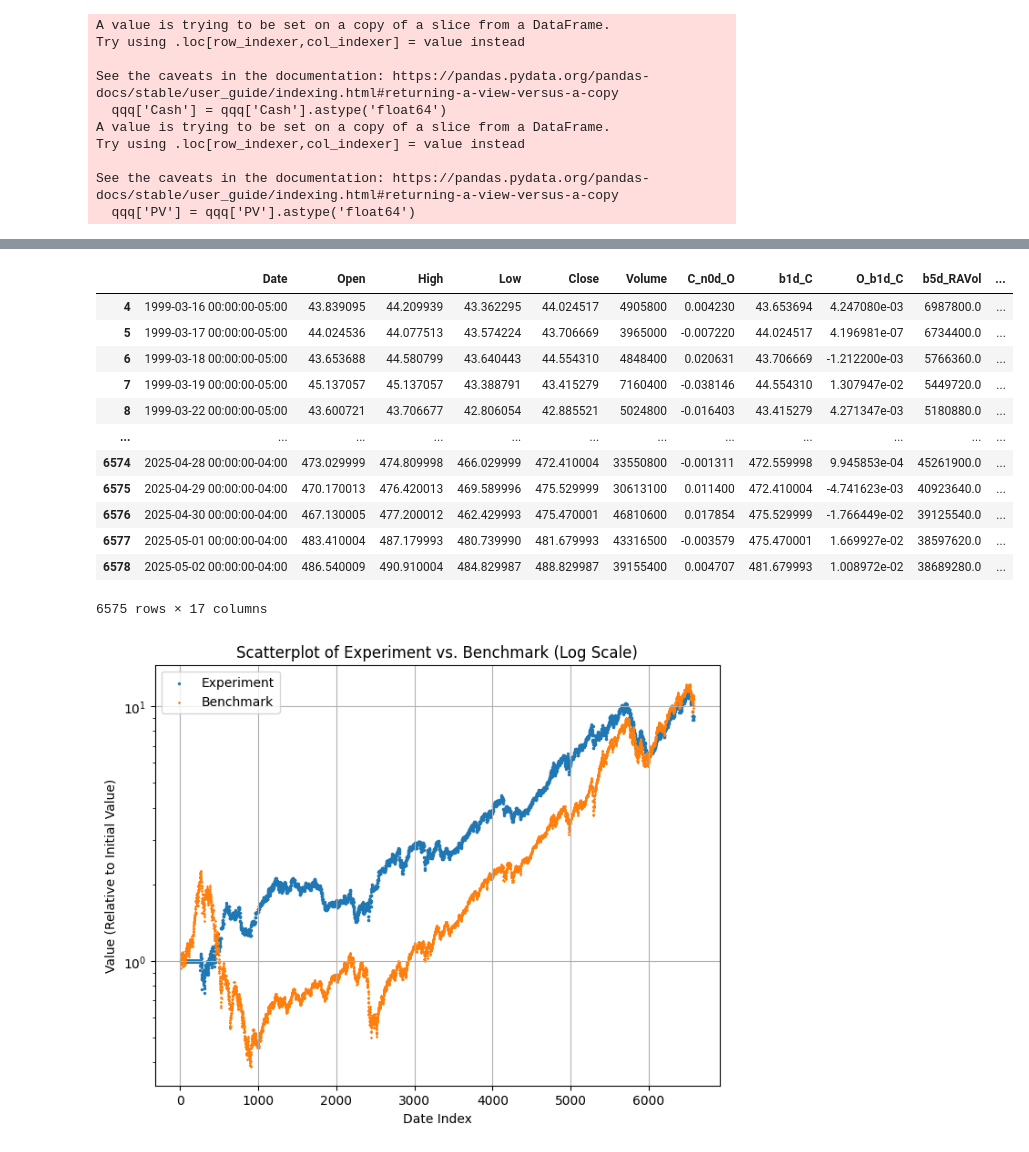
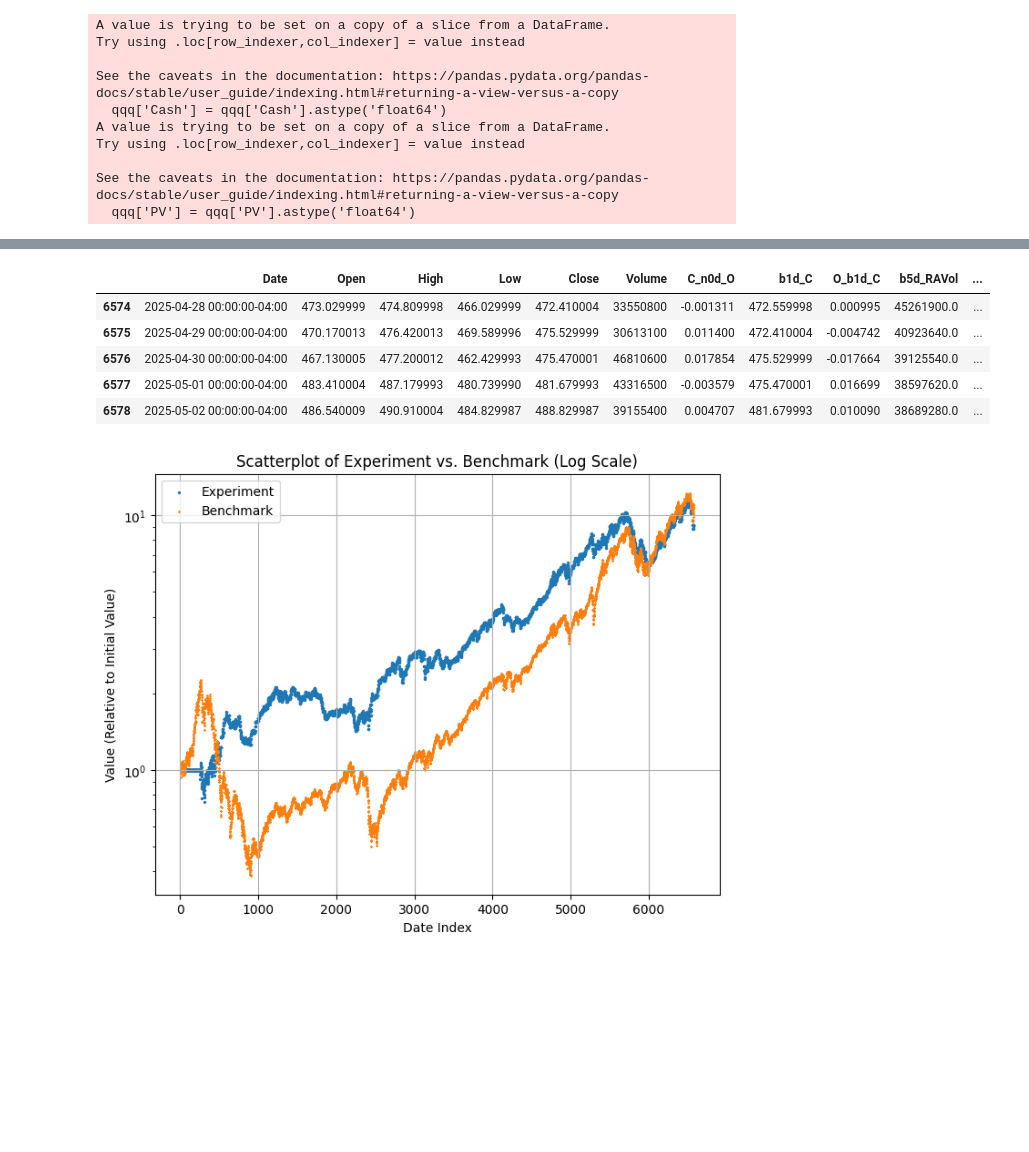
Before and after one commit to fengfrankgthb/BUS-41204, a Jupyter notebook: QQQ/QQQ_Paired_Strategy1.ipynb, the cells around one changed output, grey strips where cells are left out. Saved outputs shown, nothing was run; the diff lists cells and outputs as text; code cells hidden in the pictures; blank space fills up the shorter version.

```diff
--- a/QQQ/QQQ_Paired_Strategy1.ipynb
+++ b/QQQ/QQQ_Paired_Strategy1.ipynb
@@ -430,5 +451,5 @@ qqq
 # %%
 # Rename columns PV and Cash
-qqq = qqq.rename(columns={'PV': 'PV_Long_Only',
-                          'Cash': 'Cash_Long_Only'})
+qqq = qqq.rename(columns={'PV': 'PV_Long_Only_250D',
+                          'Cash': 'Cash_Long_Only_250D'})
 # %%
@@ -450,21 +464,16 @@ qqq
+# %%
+qqq = qqq.rename(columns={'f1D_C_C': 'f1D_C_C_250D'})
 # %%
-# Create column 'C_PV_Long_Only' to keep the total investment values
-qqq['C_PV_Long_Only'] = qqq['Cash_Long_Only'] + qqq['PV_Long_Only']
-qqq
+# Create column 'C_PV_Long_Only_250D' to keep the total investment values
+qqq['C_PV_Long_Only_250D'] = qqq['Cash_Long_Only_250D'] + qqq['PV_Long_Only_250D']
+qqq.tail()
 # %% [output]
 |  | Date | Open | High | Low | Close | Volume | C_n0d_O | b1d_C | O_b1d_C | b5d_RAVol | ... |
-| 4 | 1999-03-16 00:00:00-05:00 | 43.839095 | 44.209939 | 43.362295 | 44.024517 | 4905800 | 0.004230 | 43.653694 | 4.247080e-03 | 6987800.0 | ... |
-| 5 | 1999-03-17 00:00:00-05:00 | 44.024536 | 44.077513 | 43.574224 | 43.706669 | 3965000 | -0.007220 | 44.024517 | 4.196981e-07 | 6734400.0 | ... |
-| 6 | 1999-03-18 00:00:00-05:00 | 43.653688 | 44.580799 | 43.640443 | 44.554310 | 4848400 | 0.020631 | 43.706669 | -1.212200e-03 | 5766360.0 | ... |
-| 7 | 1999-03-19 00:00:00-05:00 | 45.137057 | 45.137057 | 43.388791 | 43.415279 | 7160400 | -0.038146 | 44.554310 | 1.307947e-02 | 5449720.0 | ... |
-| 8 | 1999-03-22 00:00:00-05:00 | 43.600721 | 43.706677 | 42.806054 | 42.885521 | 5024800 | -0.016403 | 43.415279 | 4.271347e-03 | 5180880.0 | ... |
-| ... | ... | ... | ... | ... | ... | ... | ... | ... | ... | ... | ... |
-| 6574 | 2025-04-28 00:00:00-04:00 | 473.029999 | 474.809998 | 466.029999 | 472.410004 | 33550800 | -0.001311 | 472.559998 | 9.945853e-04 | 45261900.0 | ... |
-| 6575 | 2025-04-29 00:00:00-04:00 | 470.170013 | 476.420013 | 469.589996 | 475.529999 | 30613100 | 0.011400 | 472.410004 | -4.741623e-03 | 40923640.0 | ... |
-| 6576 | 2025-04-30 00:00:00-04:00 | 467.130005 | 477.200012 | 462.429993 | 475.470001 | 46810600 | 0.017854 | 475.529999 | -1.766449e-02 | 39125540.0 | ... |
-| 6577 | 2025-05-01 00:00:00-04:00 | 483.410004 | 487.179993 | 480.739990 | 481.679993 | 43316500 | -0.003579 | 475.470001 | 1.669927e-02 | 38597620.0 | ... |
-| 6578 | 2025-05-02 00:00:00-04:00 | 486.540009 | 490.910004 | 484.829987 | 488.829987 | 39155400 | 0.004707 | 481.679993 | 1.008972e-02 | 38689280.0 | ... |
+| 6574 | 2025-04-28 00:00:00-04:00 | 473.029999 | 474.809998 | 466.029999 | 472.410004 | 33550800 | -0.001311 | 472.559998 | 0.000995 | 45261900.0 | ... |
+| 6575 | 2025-04-29 00:00:00-04:00 | 470.170013 | 476.420013 | 469.589996 | 475.529999 | 30613100 | 0.011400 | 472.410004 | -0.004742 | 40923640.0 | ... |
+| 6576 | 2025-04-30 00:00:00-04:00 | 467.130005 | 477.200012 | 462.429993 | 475.470001 | 46810600 | 0.017854 | 475.529999 | -0.017664 | 39125540.0 | ... |
+| 6577 | 2025-05-01 00:00:00-04:00 | 483.410004 | 487.179993 | 480.739990 | 481.679993 | 43316500 | -0.003579 | 475.470001 | 0.016699 | 38597620.0 | ... |
+| 6578 | 2025-05-02 00:00:00-04:00 | 486.540009 | 490.910004 | 484.829987 | 488.829987 | 39155400 | 0.004707 | 481.679993 | 0.010090 | 38689280.0 | ... |
-6575 rows × 17 columns
 # %%
 import matplotlib.pyplot as plt
 
```
Also changed, not shown: parts of 23 cells of this notebook.
